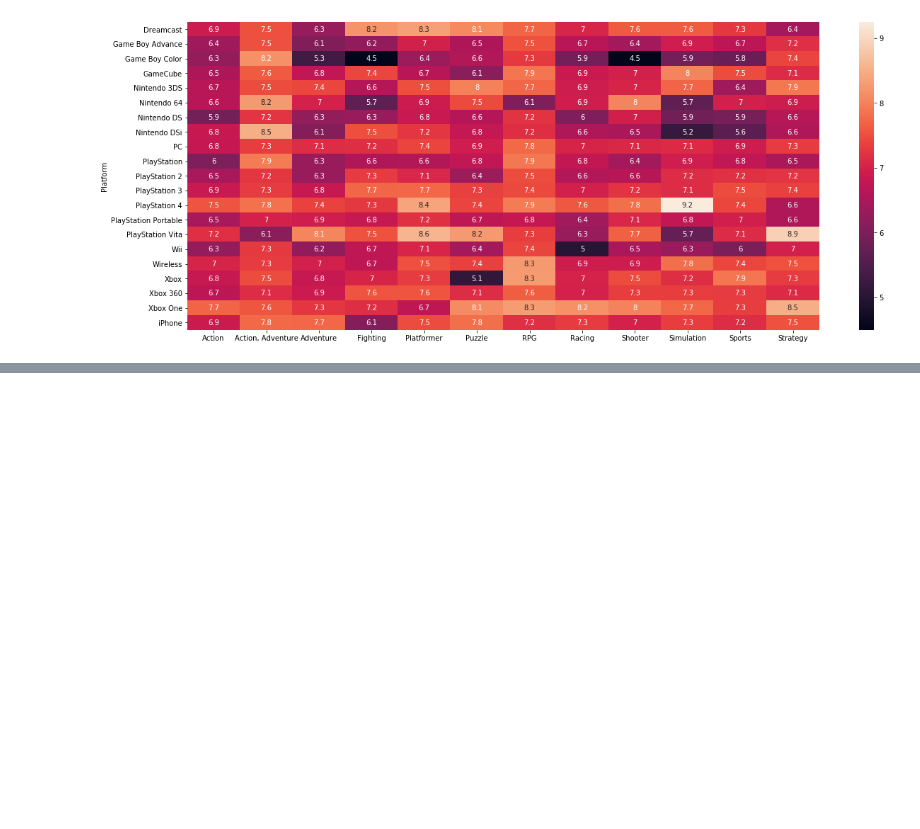
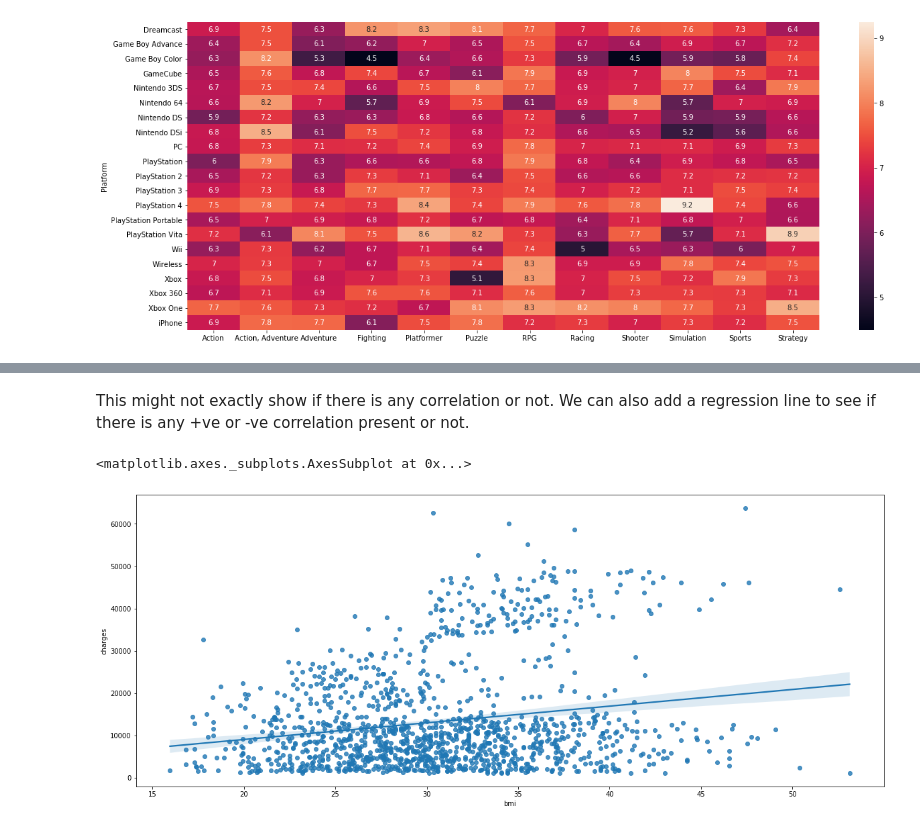
Before and after one commit to SB-Jr/tldr_plotting, a Jupyter notebook: Seaborn.ipynb, the cells around one changed output, grey strips where cells are left out. Drawn from its saved outputs; the diff is of its cells as text; code cells hidden in the pictures; blank space fills up the shorter version.

```diff
--- a/Seaborn.ipynb
+++ b/Seaborn.ipynb
@@ -110,0 +136,8 @@ sns.heatmap(data=ign_df, annot=True)
+# %% [markdown]
+This might not exactly show if there is any correlation or not. We can also add a regression line to see if there is any +ve or -ve correlation present or not.
+# %%
+plt.figure(figsize=(20,8))
+sns.regplot(x = insurance_df['bmi'], y = insurance_df['charges'])
+# %% [output]
+<matplotlib.axes._subplots.AxesSubplot at 0x...>
+[figure, added]
```
Also changed, not shown: parts of 27 cells of this notebook, 1 other file.
